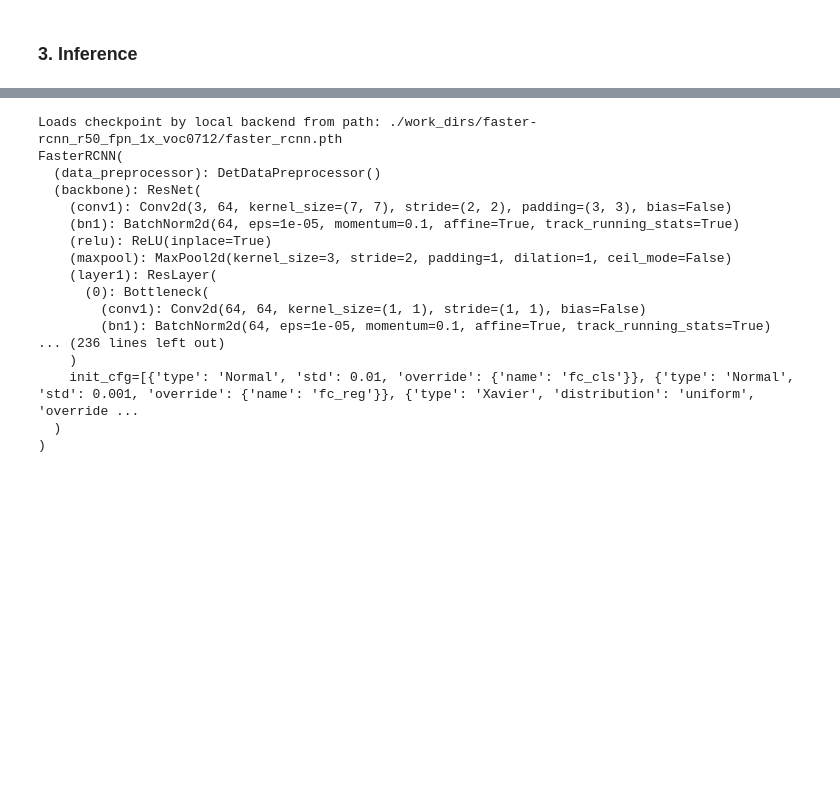
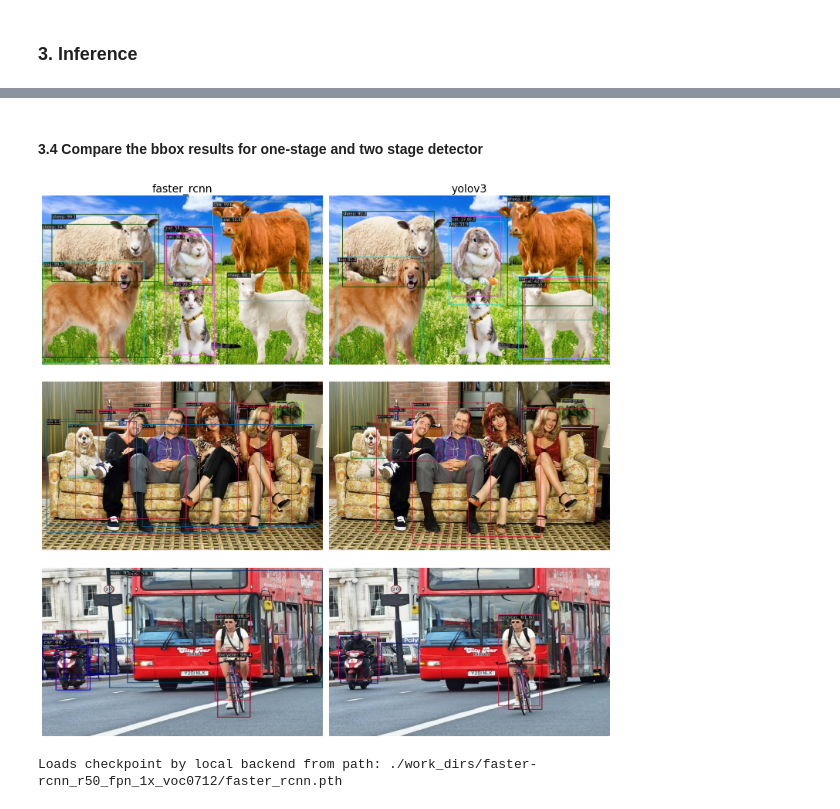
Before and after one commit to mango7789/Computer-Vision-DATA130051, a Jupyter notebook: 期中作业/Pascal VOC/voc-mmdetection.ipynb, the cells around one changed output, grey strips where cells are left out. Drawn from its saved outputs; the diff is of its cells as text; code cells hidden in the pictures; blank space fills up the shorter version.

Commit message:
VOC: finish the displaying of images in notebook

```diff
--- a/期中作业/Pascal VOC/voc-mmdetection.ipynb
+++ b/期中作业/Pascal VOC/voc-mmdetection.ipynb
@@ -109,9 +140,43 @@ Loads checkpoint by local backend from path: ./work_dirs/yolov3/yolov3.pth
+# %% [markdown]
+#### 3.4 Compare the bbox results for one-stage and two stage detector
+# %%
+import os
+import matplotlib.pyplot as plt
+import cv2
+
+bbox_img_paths = ['./src/out/faster_rcnn/vis', './src/out/yolov3/vis']
+image_size = (1000, 600)
+
+def get_image(path: str):
+    image = cv2.imread(path)
+    image = cv2.cvtColor(image, cv2.COLOR_BGR2RGB)
+    image = cv2.resize(image, image_size)
+    return image
+
+fig, axs = plt.subplots(3, 2, figsize=(15, 15))
+
+for i in range(len(bbox_img_paths)):
+    parent_dir = bbox_img_paths[i]
+    children_path = os.listdir(parent_dir)
+    for j, child in enumerate(children_path):
+        axs[j, i].imshow(get_image(os.path.join(parent_dir, child)))
+        axs[j, i].axis('off')
+        if j == 0:
+            axs[j, i].set_title(parent_dir.split('/')[-2], fontsize=20)
+
+plt.tight_layout()
+plt.show()
+# %% [output]
+[figure, added]
 # %%
 import torch
 from mmdet.apis import init_detector, inference_detector
+from mmdet.apis.inference import build_test_pipeline
 import mmcv
 import matplotlib.pyplot as plt
 import matplotlib.patches as patches
+from mmdet.models.detectors import FasterRCNN
+
 
 # Configuration file and checkpoint file
 config_file = './configs/pascal_voc/faster-rcnn_r50_fpn_1x_voc0712.py'
@@ -119,26 +184,5 @@ checkpoint_file = './work_dirs/faster-rcnn_r50_fpn_1x_voc0712/faster_rcnn.pth'
 
 # Load config and model
 model = init_detector(config_file, checkpoint_file, device='cpu')  # loading the model
-
-# Set the model to evaluation mode
-model.eval()
-
-print(model)
 # %% [output]
 Loads checkpoint by local backend from path: ./work_dirs/faster-rcnn_r50_fpn_1x_voc0712/faster_rcnn.pth
-FasterRCNN(
-  (data_preprocessor): DetDataPreprocessor()
-  (backbone): ResNet(
-    (conv1): Conv2d(3, 64, kernel_size=(7, 7), stride=(2, 2), padding=(3, 3), bias=False)
-    (bn1): BatchNorm2d(64, eps=1e-05, momentum=0.1, affine=True, track_running_stats=True)
-    (relu): ReLU(inplace=True)
-    (maxpool): MaxPool2d(kernel_size=3, stride=2, padding=1, dilation=1, ceil_mode=False)
-    (layer1): ResLayer(
-      (0): Bottleneck(
-        (conv1): Conv2d(64, 64, kernel_size=(1, 1), stride=(1, 1), bias=False)
-        (bn1): BatchNorm2d(64, eps=1e-05, momentum=0.1, affine=True, track_running_stats=True)
-... (236 lines left out)
-    )
-    init_cfg=[{'type': 'Normal', 'std': 0.01, 'override': {'name': 'fc_cls'}}, {'type': 'Normal', 'std': 0.001, 'override': {'name': 'fc_reg'}}, {'type': 'Xavier', 'distribution': 'uniform', 'override ...
-  )
-)
```
Also changed, not shown: parts of 12 cells of this notebook, 24 other files.
